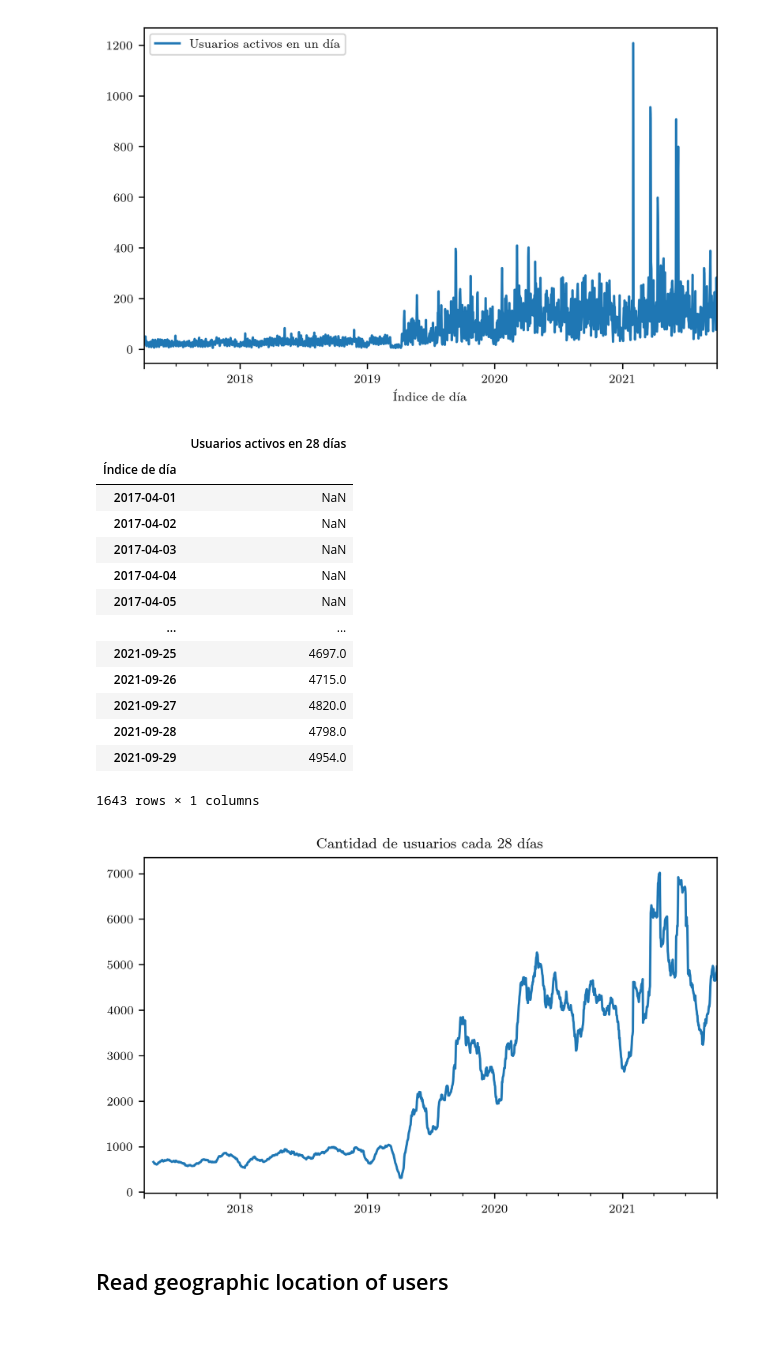
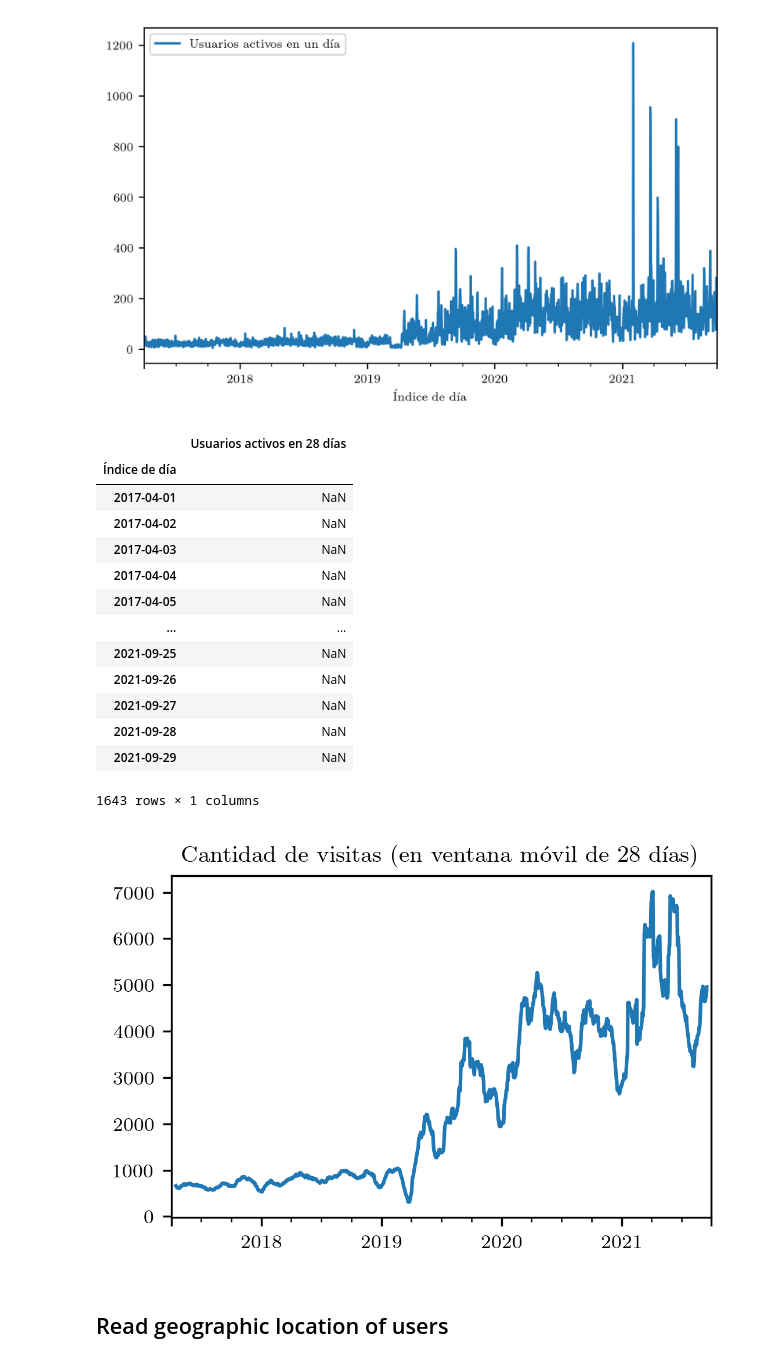
Before and after one commit to santisoler/phd-thesis, a Jupyter notebook: analytics/generate_figures.ipynb, the cells around one changed output. Saved outputs shown, nothing was run; the diff lists cells and outputs as text; code cells hidden in the pictures; blank space fills up the shorter version.

```diff
--- a/analytics/generate_figures.ipynb
+++ b/analytics/generate_figures.ipynb
@@ -54,7 +54,7 @@ time_steps = active_users.index[1:] - active_users.index[:-1]
 assert (time_steps == time_steps[0]).all()
 # %%
 window_size = 28
-active_users_monthly = active_users.rolling(window=window_size).sum()
+active_users_monthly = active_users.rolling(window=window_size, center=True).sum()
 active_users_monthly = active_users_monthly.rename(columns={"Usuarios activos en un día": f"Usuarios activos en {window_size} días"})
 # %%
 active_users_monthly
@@ -67,21 +67,21 @@ active_users_monthly
 | 2017-04-04 | NaN |
 | 2017-04-05 | NaN |
 | ... | ... |
-| 2021-09-25 | 4697.0 |
-| 2021-09-26 | 4715.0 |
-| 2021-09-27 | 4820.0 |
-| 2021-09-28 | 4798.0 |
-| 2021-09-29 | 4954.0 |
+| 2021-09-25 | NaN |
+| 2021-09-26 | NaN |
+| 2021-09-27 | NaN |
+| 2021-09-28 | NaN |
+| 2021-09-29 | NaN |
 1643 rows × 1 columns
 # %%
-fig, ax = plt.subplots(figsize=(6.66, 4))
+fig, ax = plt.subplots(figsize=(4, 2.6))
 active_users_monthly.plot(ax=ax, legend=False)
 ax.set_xlabel("")
-plt.title("Cantidad de usuarios cada 28 días")
-plt.savefig(figs_dir / "users_history.pdf")
+plt.title("Cantidad de visitas (en ventana móvil de 28 días)")
+plt.savefig(figs_dir / "users_history.pdf", bbox_inches="tight")
 plt.show()
 # %% [output]
-[figure, old version]
+[figure, new version]
 # %% [markdown]
 ## Read geographic location of users
 # %% [markdown]
```
Also changed, not shown: parts of 1 cell of this notebook, 16 other files.
